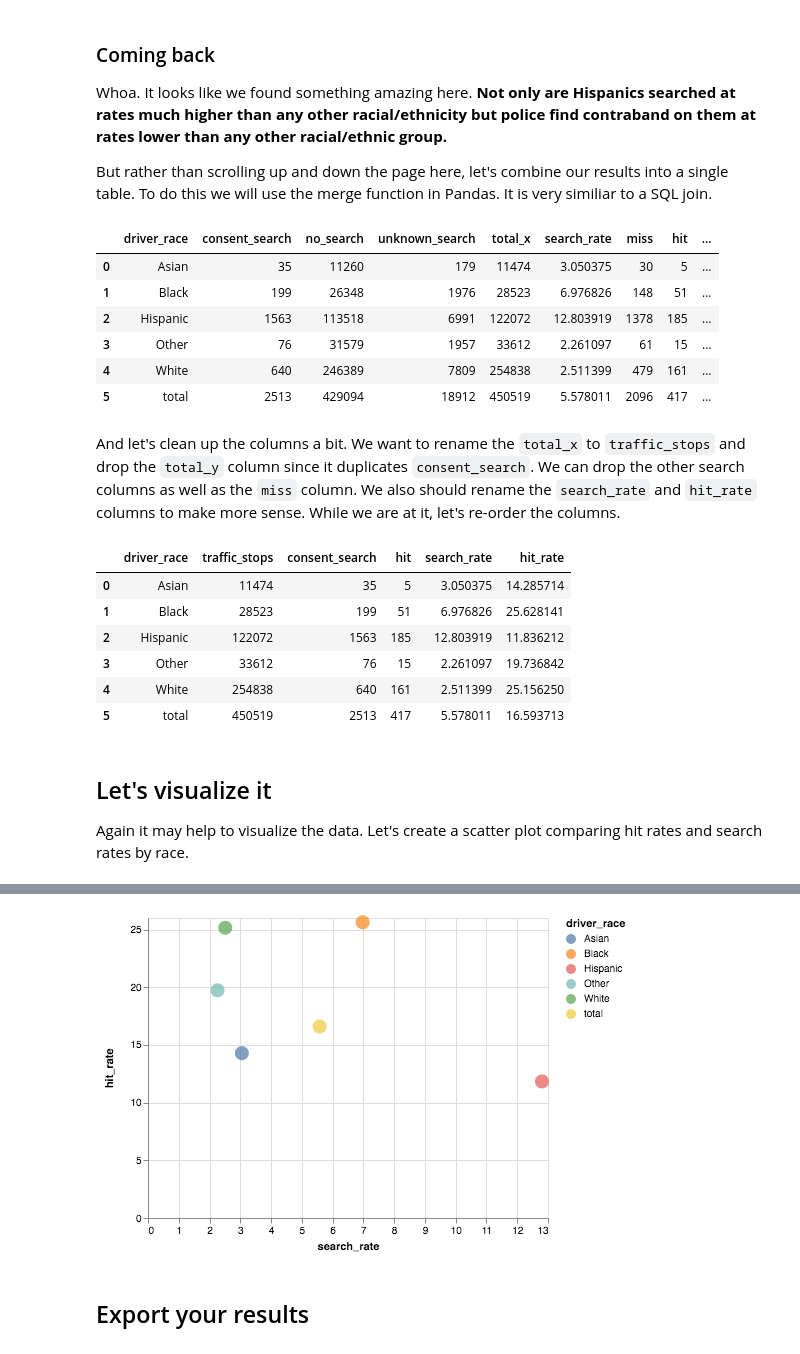
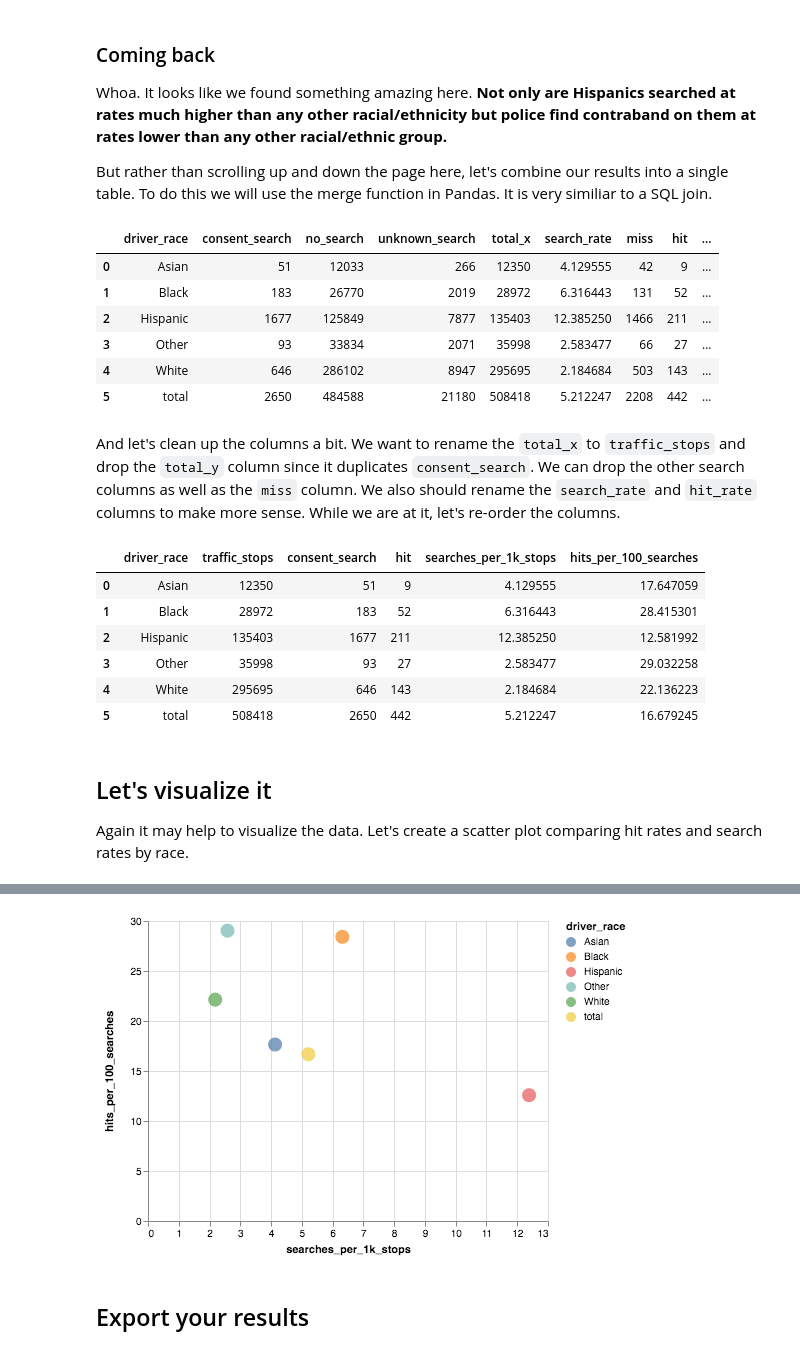
Before and after one commit to newshackaz/az_stops, a Jupyter notebook: completed_analysis.ipynb, the cells around one changed output, grey strips where cells are left out. Cells and saved outputs as stored; diff of their text form; code cells hidden in the pictures.

Commit message:
switched to 2014 data

```diff
--- a/completed_analysis.ipynb
+++ b/completed_analysis.ipynb
@@ -24,7 +24,7 @@ Don't forget where our data is located - in this case it is at `./data/az_2015.c
 
 Since we have mostly data that consists of categories rather than numbers we are going to tell Pandas to import everything as if it was just text using the `dtype = object` argument. This has the added benefit of suppressing a warning issued by Pandas because it cannot determine the data types for each column.
 # %%
-az_stops = pd.read_csv('./data/az_2015.csv', dtype = str)
+az_stops = pd.read_csv('./data/az_2014.csv', dtype = str)
 # %% [markdown]
 ## Getting to know our data
 
@@ -486,36 +488,36 @@ combined = search_rates.merge(hit_rates, on = 'driver_race', how = 'inner')
 combined
 # %% [output]
 |  | driver_race | consent_search | no_search | unknown_search | total_x | search_rate | miss | hit | ... |
-| 0 | Asian | 35 | 11260 | 179 | 11474 | 3.050375 | 30 | 5 | ... |
-| 1 | Black | 199 | 26348 | 1976 | 28523 | 6.976826 | 148 | 51 | ... |
-| 2 | Hispanic | 1563 | 113518 | 6991 | 122072 | 12.803919 | 1378 | 185 | ... |
-| 3 | Other | 76 | 31579 | 1957 | 33612 | 2.261097 | 61 | 15 | ... |
-| 4 | White | 640 | 246389 | 7809 | 254838 | 2.511399 | 479 | 161 | ... |
-| 5 | total | 2513 | 429094 | 18912 | 450519 | 5.578011 | 2096 | 417 | ... |
+| 0 | Asian | 51 | 12033 | 266 | 12350 | 4.129555 | 42 | 9 | ... |
+| 1 | Black | 183 | 26770 | 2019 | 28972 | 6.316443 | 131 | 52 | ... |
+| 2 | Hispanic | 1677 | 125849 | 7877 | 135403 | 12.385250 | 1466 | 211 | ... |
+| 3 | Other | 93 | 33834 | 2071 | 35998 | 2.583477 | 66 | 27 | ... |
+| 4 | White | 646 | 286102 | 8947 | 295695 | 2.184684 | 503 | 143 | ... |
+| 5 | total | 2650 | 484588 | 21180 | 508418 | 5.212247 | 2208 | 442 | ... |
 # %% [markdown]
 And let's clean up the columns a bit. We want to rename the `total_x` to `traffic_stops` and drop the `total_y` column since it duplicates `consent_search`. We can drop the other search columns as well as the `miss` column. We also should rename the `search_rate` and `hit_rate` columns to make more sense. While we are at it, let's re-order the columns.
 # %%
 combined.rename(columns = {'total_x' : 'traffic_stops', 'search_rate' : 'searches_per_1k_stops', 'hit_rate' : 'hits_per_100_searches'}, inplace = True)
 
-combined = combined[['driver_race', 'traffic_stops', 'consent_search', 'hit', 'search_rate', 'hit_rate']].copy()
+combined = combined[['driver_race', 'traffic_stops', 'consent_search', 'hit', 'searches_per_1k_stops', 'hits_per_100_searches']].copy()
 combined
 # %% [output]
-|  | driver_race | traffic_stops | consent_search | hit | search_rate | hit_rate |
-| 0 | Asian | 11474 | 35 | 5 | 3.050375 | 14.285714 |
-| 1 | Black | 28523 | 199 | 51 | 6.976826 | 25.628141 |
-| 2 | Hispanic | 122072 | 1563 | 185 | 12.803919 | 11.836212 |
-| 3 | Other | 33612 | 76 | 15 | 2.261097 | 19.736842 |
-| 4 | White | 254838 | 640 | 161 | 2.511399 | 25.156250 |
-| 5 | total | 450519 | 2513 | 417 | 5.578011 | 16.593713 |
+|  | driver_race | traffic_stops | consent_search | hit | searches_per_1k_stops | hits_per_100_searches |
+| 0 | Asian | 12350 | 51 | 9 | 4.129555 | 17.647059 |
+| 1 | Black | 28972 | 183 | 52 | 6.316443 | 28.415301 |
+| 2 | Hispanic | 135403 | 1677 | 211 | 12.385250 | 12.581992 |
+| 3 | Other | 35998 | 93 | 27 | 2.583477 | 29.032258 |
+| 4 | White | 295695 | 646 | 143 | 2.184684 | 22.136223 |
+| 5 | total | 508418 | 2650 | 442 | 5.212247 | 16.679245 |
 # %% [markdown]
 ## Let's visualize it
 
 Again it may help to visualize the data. Let's create a scatter plot comparing hit rates and search rates by race.
 # %%
-alt.Chart(combined).mark_circle(size = 200).encode(x = 'search_rate', y = 'hit_rate', color = 'driver_race')
+alt.Chart(combined).mark_circle(size = 200).encode(x = 'searches_per_1k_stops', y = 'hits_per_100_searches', color = 'driver_race')
 # %% [output]
 [interactive output not drawn]
-[figure, old version]
+[figure, new version]
 # %% [markdown]
 ## Export your results
 # %%
```
Also changed, not shown: parts of 23 cells of this notebook.
